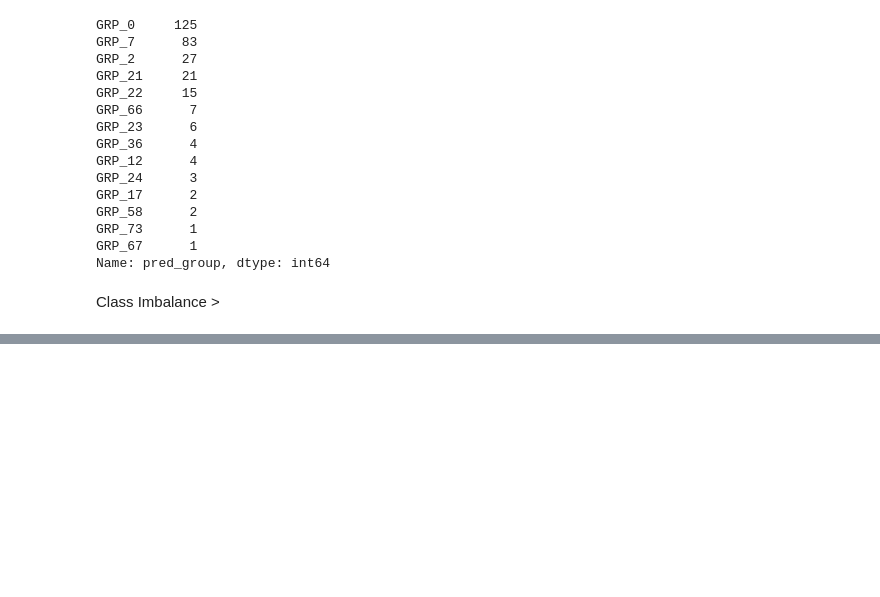
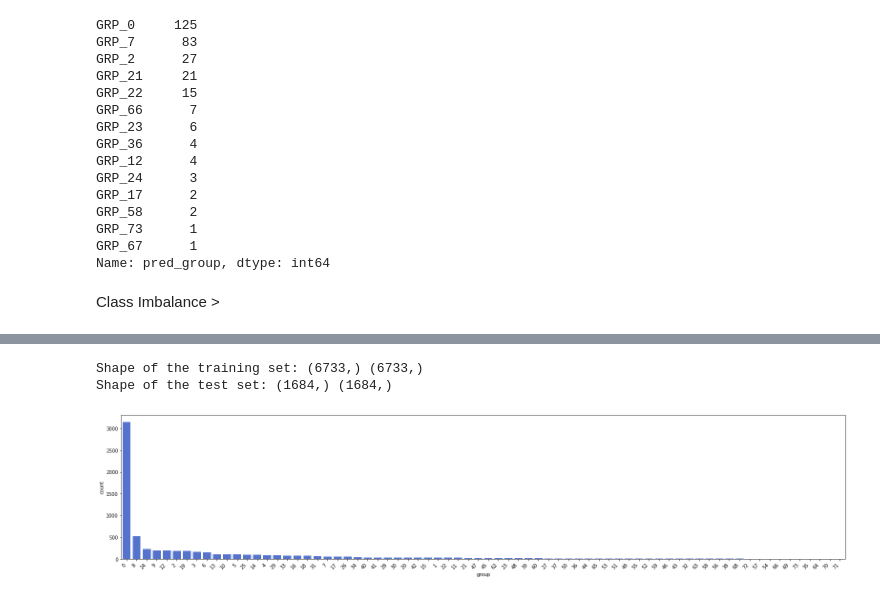
Before and after one commit to pbhuch/GL_DecA_G4_NLP1, a Jupyter notebook: GL_DecA_G4_NLP1.ipynb, the cells around one changed output, grey strips where cells are left out. Cells and saved outputs as stored; diff of their text form; code cells hidden in the pictures; blank space fills up the shorter version.

```diff
--- a/GL_DecA_G4_NLP1.ipynb
+++ b/GL_DecA_G4_NLP1.ipynb
@@ -1228,3 +1255,7 @@ Name: pred_group, dtype: int64
 df_DL.to_csv("df_DL")
 # %% [markdown]
 Class Imbalance >
+# %%
+# Load the dataset into a Pandas dataframe
+dataset2 = pd.read_csv('sample_data/df_ML.csv', )
+dataset2.head()
@@ -1230,0 +1269,8 @@ Class Imbalance >
+# %%
+# Create a column for target (assignment group) variable
+dataset2['group'] = dataset2['Assignment group'].str[4:]
+#from sklearn. preprocessing import LabelEncoder
+#le = LabelEncoder()
+#dataset2['group'] = le. fit_transform(dataset2['group'])
+dataset2['group'] = dataset2['group'].astype('int8')
+dataset2.info()
@@ -1230,0 +1302,25 @@ Class Imbalance >
+# %%
+# Create training and test datasets with 80:20 ratio
+X_train, X_test, y_train, y_test = train_test_split(dataset2.combined_description,
+                                                    dataset2.group,
+                                                    test_size=0.20,
+                                                    random_state=42)
+print('\033[1mShape of the training set:\033[0m', X_train.shape, y_train.shape)
+print('\033[1mShape of the test set:\033[0m', X_test.shape, y_test.shape)
+# %% [output]
+Shape of the training set: (6733,) (6733,)
+Shape of the test set: (1684,) (1684,)
+# %%
+#Create Dataset
+y_train_df_old = pd. DataFrame(y_train,columns=['group'])
+#y_train_df_old_nogrp0 = dataset1[dataset1['Assignment group'] != 'GRP_0']
+
+descending_order = y_train_df_old['group'].value_counts().sort_values(ascending=False).index
+plt.subplots(figsize=(22,5))
+#add code to rotate the labels
+ax=sns.countplot(x='group', data=y_train_df_old, color='royalblue',order=descending_order)
+ax.set_xticklabels(ax.get_xticklabels(), rotation=45, ha="right")
+plt.tight_layout()
+plt.show()
+# %% [output]
+[figure, added]
```
Also changed, not shown: parts of 16 cells of this notebook.
